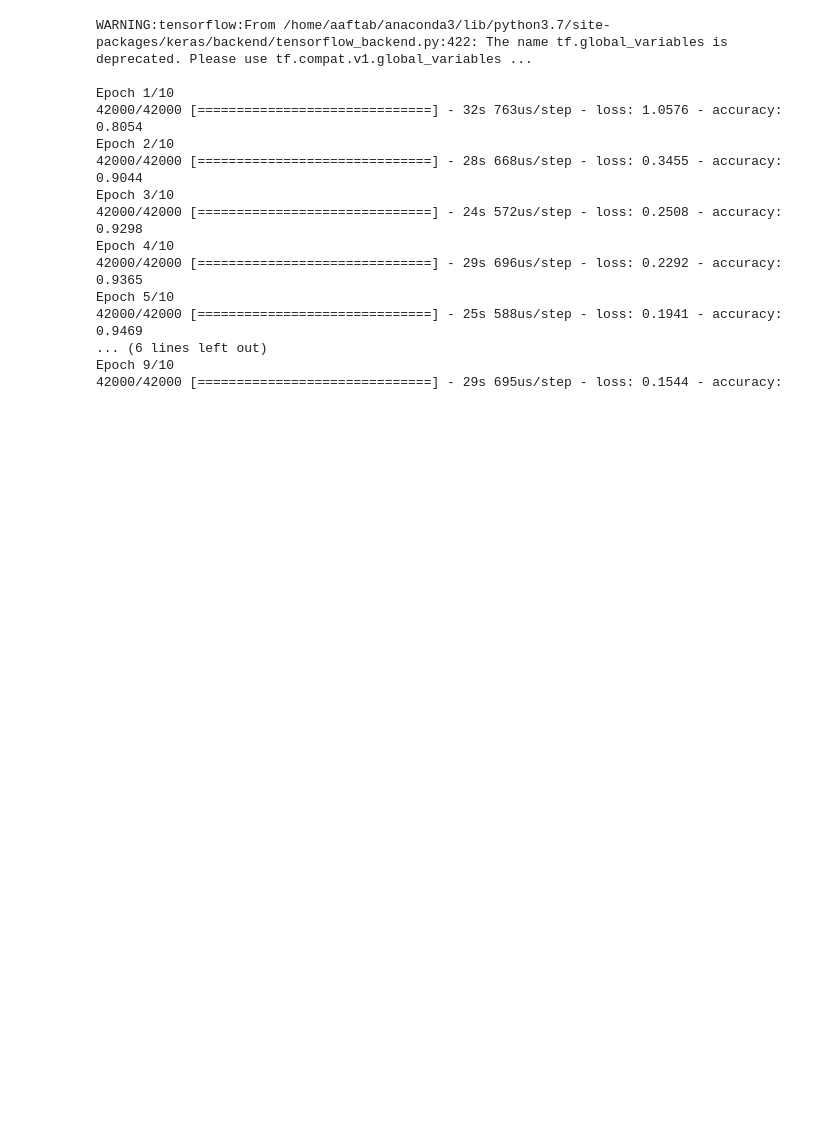
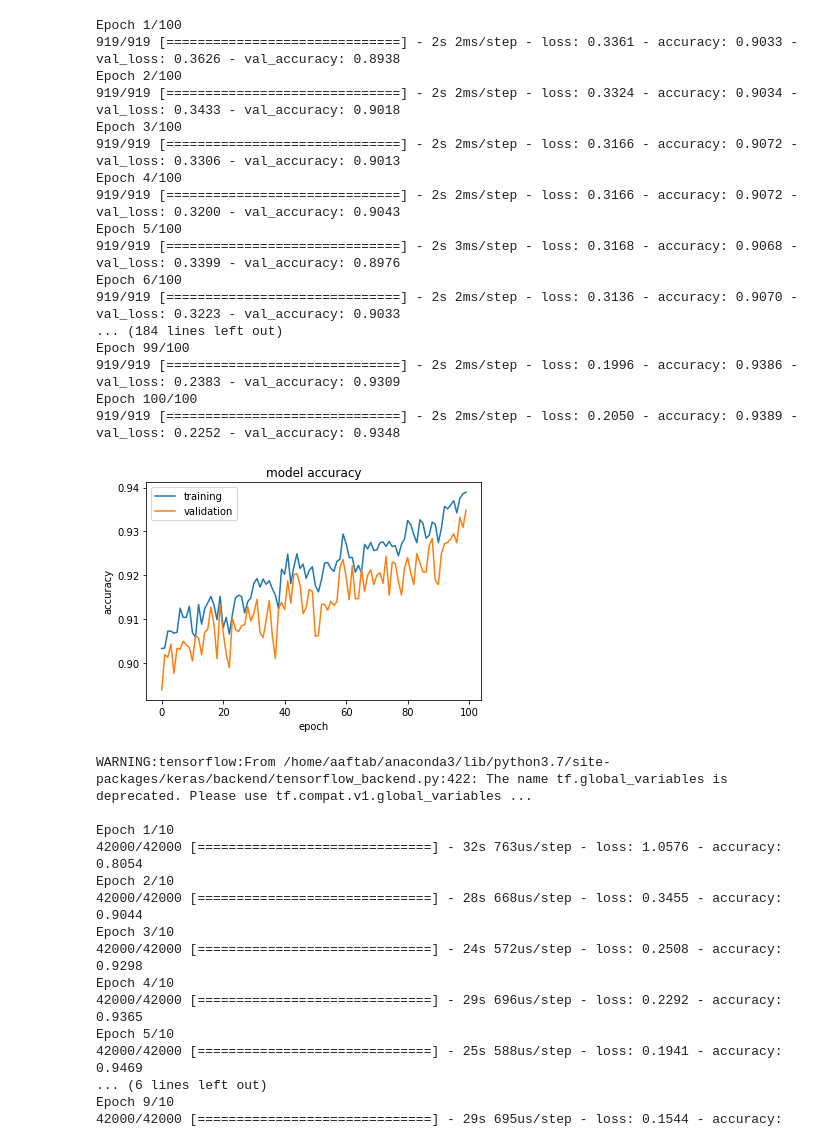
Before and after one commit to mohammadaaftabv/MNIST-Classification, a Jupyter notebook: Kagglesol.ipynb, the cells around one changed output. Cells and saved outputs as stored; diff of their text form; code cells hidden in the pictures; blank space fills up the shorter version.

```diff
--- a/Kagglesol.ipynb
+++ b/Kagglesol.ipynb
@@ -43,0 +140,5 @@ WARNING:tensorflow:From /home/aaftab/anaconda3/lib/python3.7/site-packages/keras
+# %%
+# First One hot encode
+nclasses = 10
+ytrain = keras.utils.to_categorical(label, nclasses)
+ytrain
@@ -43,0 +153,7 @@ WARNING:tensorflow:From /home/aaftab/anaconda3/lib/python3.7/site-packages/keras
+# %%
+model = Sequential()
+model.add(Dense(units=32, activation='sigmoid',input_shape=(784,)))
+model.add(Dense(units=64, activation='sigmoid'))
+model.add(Dense(units=10,activation='softmax'))
+#softmax activation function implies output is 0 to 1 and can be intepreted as probability that each image is a particular label
+model.summary()
@@ -43,0 +175,30 @@ WARNING:tensorflow:From /home/aaftab/anaconda3/lib/python3.7/site-packages/keras
+# %%
+model.compile(optimizer="sgd", loss='categorical_crossentropy', metrics=['accuracy'])
+history = model.fit(xtrain, ytrain, batch_size=32, epochs=100, validation_split=.3)
+
+plt.plot(history.history['accuracy'])
+plt.plot(history.history['val_accuracy'])
+plt.title('model accuracy')
+plt.ylabel('accuracy')
+plt.xlabel('epoch')
+plt.legend(['training', 'validation'], loc='best')
+plt.show()
+# %% [output]
+Epoch 1/100
+919/919 [==============================] - 2s 2ms/step - loss: 0.3361 - accuracy: 0.9033 - val_loss: 0.3626 - val_accuracy: 0.8938
+Epoch 2/100
+919/919 [==============================] - 2s 2ms/step - loss: 0.3324 - accuracy: 0.9034 - val_loss: 0.3433 - val_accuracy: 0.9018
+Epoch 3/100
+919/919 [==============================] - 2s 2ms/step - loss: 0.3166 - accuracy: 0.9072 - val_loss: 0.3306 - val_accuracy: 0.9013
+Epoch 4/100
+919/919 [==============================] - 2s 2ms/step - loss: 0.3166 - accuracy: 0.9072 - val_loss: 0.3200 - val_accuracy: 0.9043
+Epoch 5/100
+919/919 [==============================] - 2s 3ms/step - loss: 0.3168 - accuracy: 0.9068 - val_loss: 0.3399 - val_accuracy: 0.8976
+Epoch 6/100
+919/919 [==============================] - 2s 2ms/step - loss: 0.3136 - accuracy: 0.9070 - val_loss: 0.3223 - val_accuracy: 0.9033
+... (184 lines left out)
+Epoch 99/100
+919/919 [==============================] - 2s 2ms/step - loss: 0.1996 - accuracy: 0.9386 - val_loss: 0.2383 - val_accuracy: 0.9309
+Epoch 100/100
+919/919 [==============================] - 2s 2ms/step - loss: 0.2050 - accuracy: 0.9389 - val_loss: 0.2252 - val_accuracy: 0.9348
+[figure, added]
```
Also changed, not shown: parts of 44 cells of this notebook, 7 other files.
